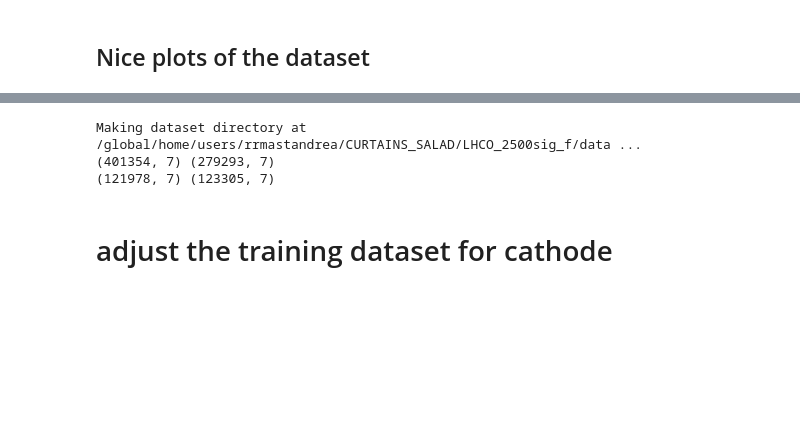
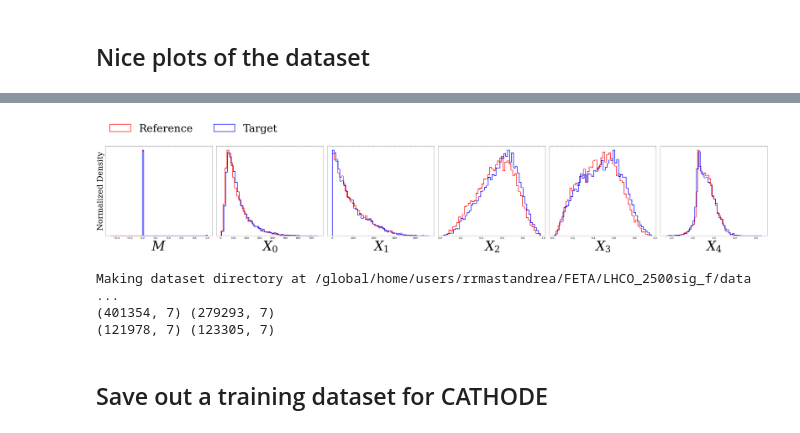
Before and after one commit to rmastand/FETA, a Jupyter notebook: generate_dataset_and_preprocess.ipynb, the cells around one changed output, grey strips where cells are left out. Cells and saved outputs as stored; diff of their text form; code cells hidden in the pictures; blank space fills up the shorter version.

```diff
--- a/generate_dataset_and_preprocess.ipynb
+++ b/generate_dataset_and_preprocess.ipynb
@@ -221,18 +196,9 @@ np.save(os.path.join(STS_dir, "col_minmax.npy"), col_minmax)
 # %%
-# supervised dataset
-
 true_sup_bkg = pythia_bkg_dict["sr"][n_sts:75299,:-1]
 true_sup_sig = pythia_sig_dict["sr"][n_sts:,:-1]
 
-fig, ax = plt.subplots(1, 6, figsize = (6*9, 6))
-for i in range(6):
-    ax[i].hist(true_sup_bkg[:,i], bins = 40, density = True, label = "bkg", histtype = "step", color = "red")
-    ax[i].hist(true_sup_sig[:,i], bins = 40, density = True, label = "sig", histtype = "step", color = "blue")
-    ax[i].set_yticks([])
-    ax[i].legend()
-
-plt.tight_layout()
-
+fig = plot_feature_histograms(true_sup_bkg, true_sup_sig, 40, n_features, feature_labels)
+fig.show()
 
 np.save(os.path.join(STS_dir, "true_sup_bkg.npy"), true_sup_bkg)
 np.save(os.path.join(STS_dir, "true_sup_sig.npy"), true_sup_sig)
@@ -370,13 +269,41 @@ pp.close()
+# %%
+# NIPS plot
+pp = PdfPages(os.path.join("paper_plots", f"LHC_datasets_NIPS.pdf"))
+
+
+labels = ["l","$X_0$", "$X_1$", "$X_2$", "$X_3$", "$X_4$", "S"]
+w = 2
+
+fig, ax = plt.subplots(1, n_features, figsize = (6*n_features, 6))
+
+r = ax[0].hist(in_range_herwig_bkg[:n_plot,-1], bins = bins, density = True, label = "Reference", histtype = "step", color = "red", linewidth = w)
+t = ax[0].hist(pythia_bkg_w_inj[:n_plot,-1], bins = bins, density = True, label = "Target", histtype = "step", color = "blue", linewidth = w)
+#ax[0].legend(fontsize = 30, ncol = 2, loc = (1, 1))
+ax[0].set_xlabel("$M$", fontsize = 50)
+ax[0].set_ylabel("Normalized Density", fontsize = 30)
+ax[0].set_yticks([])
+
+for i in range(1, n_features):
+    ax[i].hist(in_range_herwig_bkg[:n_plot,(i-1)], bins = bins, density = True, label = "Reference", histtype = "step", color = "red", linewidth = w)
+    ax[i].hist(pythia_bkg_w_inj[:n_plot,(i-1)], bins = bins, density = True, label = "Target", histtype = "step", color = "blue", linewidth = w)
+    #ax[i].legend(fontsize = 24)
+    ax[i].set_xlabel(labels[i], fontsize = 50)
+    ax[i].set_yticks([])
+
+plt.tight_layout()
+
+fig.legend(["Reference", "Target"], loc='lower right', bbox_to_anchor=(.285, 1), ncol=len(labels), bbox_transform=fig.transFigure, fontsize = 40)
+
+fig.show()
+pp.savefig()
+pp.close()
+# %% [output]
+[figure, added]
 # %%
-# directories
-curtains_dir = "/global/home/users/rrmastandrea/CURTAINS_SALAD/"
-
-# function input paramters
-
+# save everything out
 
 dataset_config_string = f"LHCO_{num_signal_to_inject}sig_f/"
-#dataset_config_string = f"cath/"
-data_dir = os.path.join(curtains_dir, dataset_config_string, "data")
+data_dir = os.path.join(feta_dir, dataset_config_string, "data")
 
 print("Making dataset directory at", data_dir, "...")
 os.makedirs(data_dir, exist_ok=True)
@@ -389,29 +316,24 @@ print(train_herwig.shape,sb1_sb2_pythia.shape )
 sim_train, sim_val = train_test_split(train_herwig, test_size=0.2, random_state=42)
 dat_train, dat_val = train_test_split(sb1_sb2_pythia, test_size=0.2, random_state=42)
 
-
-# save
-
 np.save(os.path.join(data_dir, "train_sim.npy"), sim_train[:, :-1])
 np.save(os.path.join(data_dir, "val_sim.npy"), sim_val[:, :-1])
 np.save(os.path.join(data_dir, "train_dat.npy"), dat_train[:, :-1])
 np.save(os.path.join(data_dir, "val_dat.npy"), dat_val[:, :-1])
-
 
 # prepare the classifier traininf
 sr_herwig = pull_from_mass_range(in_range_herwig_bkg, [bands_dict["sr"]])
 sr_pythia = pull_from_mass_range(pythia_bkg_w_inj, [bands_dict["sr"]])
 print(sr_herwig.shape,sr_pythia.shape )
 
-
 np.save(os.path.join(data_dir, "classif_train_sim.npy"), sr_herwig[:, :-1])
 np.save(os.path.join(data_dir, "classif_train_dat.npy"), sr_pythia[:, :-1])
 # %% [output]
-Making dataset directory at /global/home/users/rrmastandrea/CURTAINS_SALAD/LHCO_2500sig_f/data ...
+Making dataset directory at /global/home/users/rrmastandrea/FETA/LHCO_2500sig_f/data ...
 (401354, 7) (279293, 7)
 (121978, 7) (123305, 7)
 # %% [markdown]
-# adjust the training dataset for cathode
+## Save out a training dataset for CATHODE
 # %%
 def prep_set_for_cathode(dset):
 
```
Also changed, not shown: parts of 16 cells of this notebook, 3 other files.
